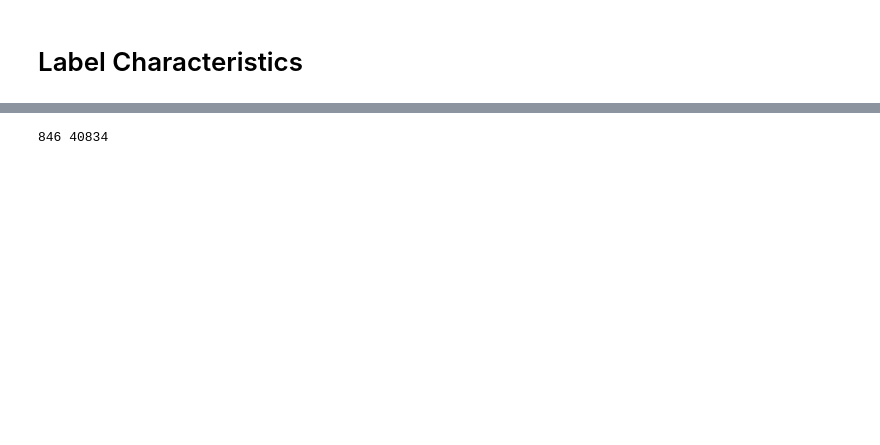
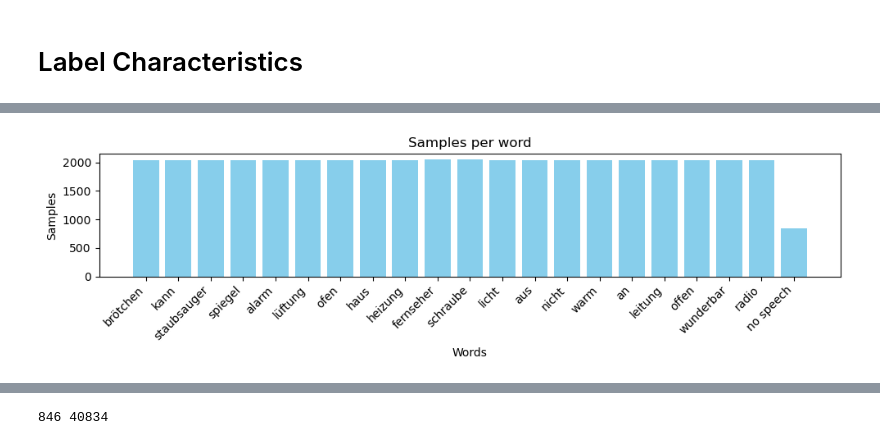
Before and after one commit to Simre1/MLPC-2024, a Jupyter notebook: assignment2/task2/task2.ipynb, the cells around one changed output, grey strips where cells are left out. Cells and saved outputs as stored; diff of their text form; code cells hidden in the pictures; blank space fills up the shorter version.

```diff
--- a/assignment2/task2/task2.ipynb
+++ b/assignment2/task2/task2.ipynb
@@ -76 +110,24 @@ The keyword labels are almost equally distributed, but we do have less samples w
+# %%
+classifications = {}
+
+for key, value in dataset.labels().items():
+    if key == "other":
+        classifications["no speech"] = len(list(filter(lambda x: "speech_false" in x["filename"], value)))
+    else:
+        classifications[key] = len(value)
+
+class_names = classifications.keys()
+entity_counts = classifications.values()
+
+# Plotting
+plt.figure(figsize=(10, 3))
+plt.bar(class_names, entity_counts, color='skyblue')
+plt.xlabel('Words')
+plt.ylabel('Samples')
+plt.title('Samples per word')
+plt.xticks(rotation=45, ha='right')  # Rotate x-axis labels for better readability
+plt.tight_layout()  # Adjust layout to prevent clipping of labels
+plt.show()
+# %% [output]
+[figure, added]
 # %%
```
Also changed, not shown: parts of 6 cells of this notebook, 1 other file.
